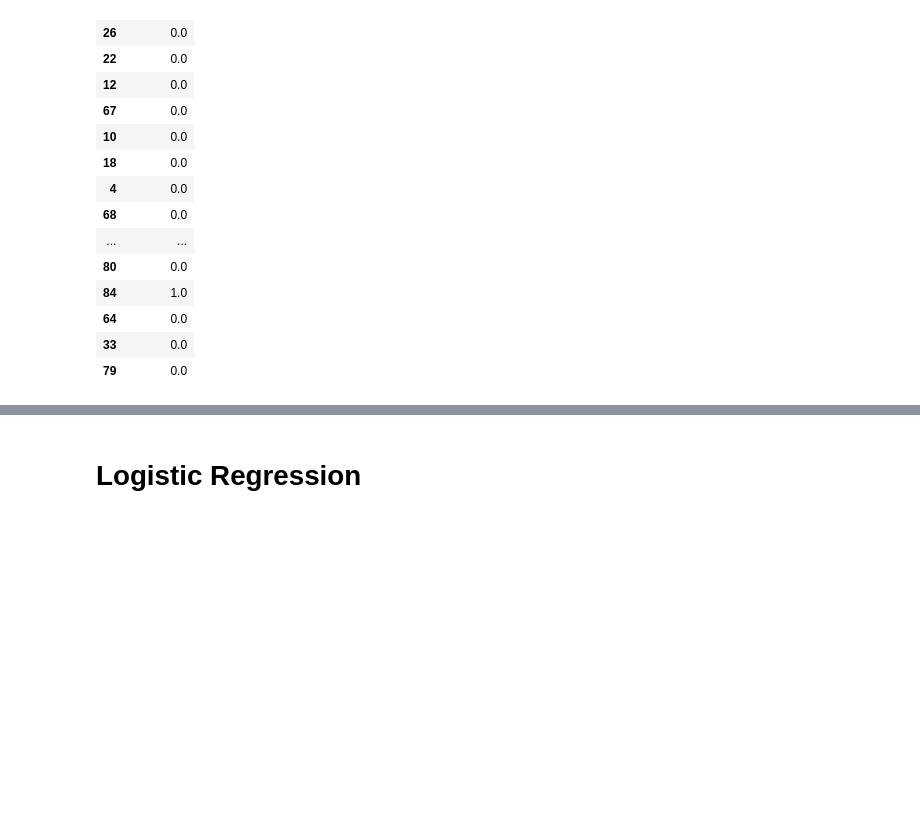
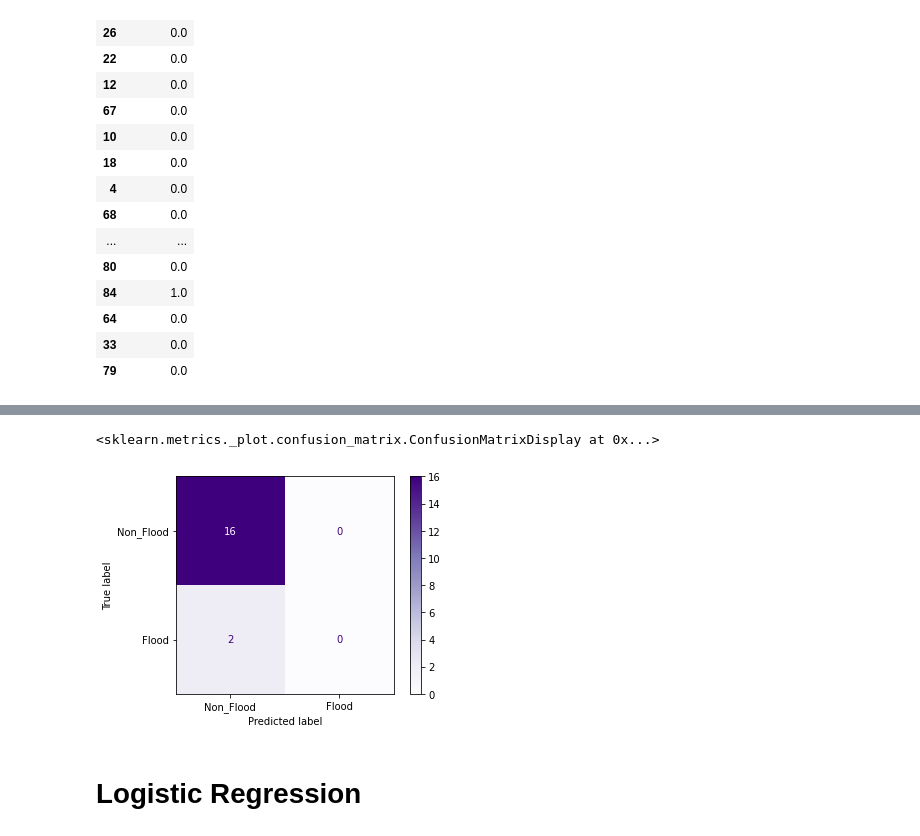
Before and after one commit to TermProject702/Flooding702, a Jupyter notebook: Model.ipynb, the cells around one changed output, grey strips where cells are left out. Saved outputs shown, nothing was run; the diff lists cells and outputs as text; code cells hidden in the pictures; blank space fills up the shorter version.

Commit message:
KNN model version 2 with classification report and confusion matrix

```diff
--- a/Model.ipynb
+++ b/Model.ipynb
@@ -89,3 +89,5 @@ sns.heatmap(corr,
 # %% [output]
 <AxesSubplot:>
 [figure]
+# %%
+X_train, X_test, y_train, y_test = train_test_split(X, y, random_state = 42, train_size = 0.8, test_size = 0.2)
@@ -316,0 +335,3 @@ NameError: name 'plot_confusion_matrix' is not defined
+# %%
+Knn.fit(X_train_S, y_train_S)
+y_pred = Knn.predict(X_test_S)
@@ -317,3 +349,8 @@ NameError: name 'plot_confusion_matrix' is not defined
+# %%
+plot_confusion_matrix(Knn, X_test_S, y_test_S, display_labels=["Non_Flood", "Flood"], cmap=plt.cm.Purples)
+# %% [output]
+<sklearn.metrics._plot.confusion_matrix.ConfusionMatrixDisplay at 0x...>
+[figure, added]
 # %% [markdown]
 # Logistic Regression
 # %%
```
Also changed, not shown: parts of 10 cells of this notebook.
